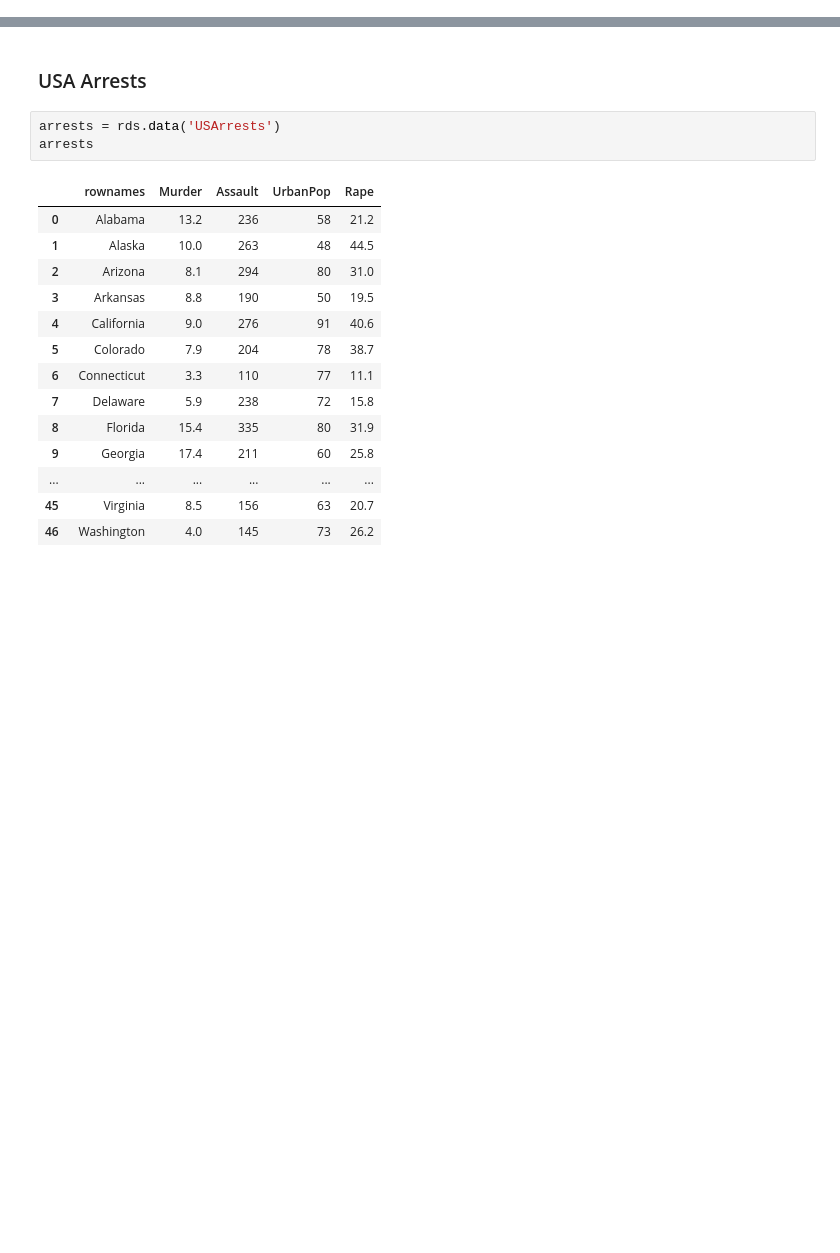
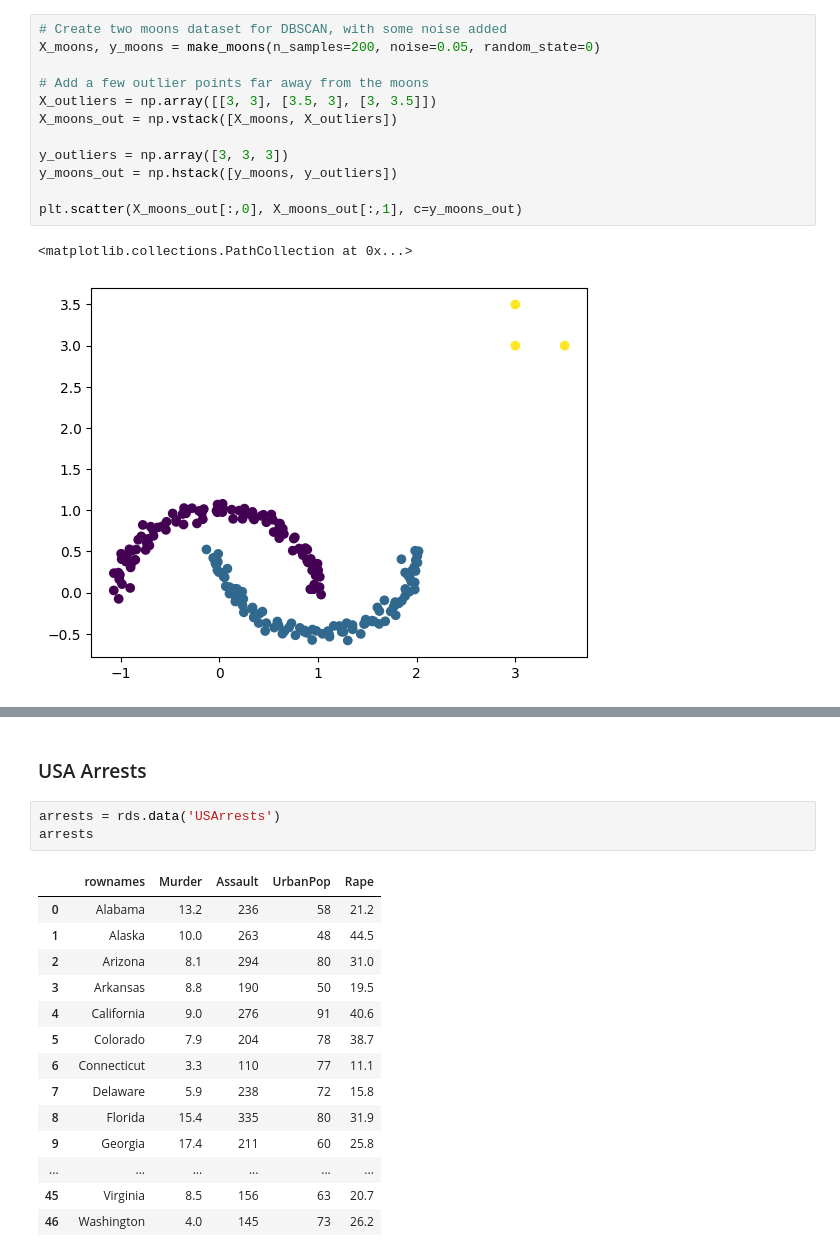
Before and after one commit to kaygun/MYZ309E, a Jupyter notebook: lectures/Lecture_05.ipynb, the cells around one changed output, grey strips where cells are left out. Cells and saved outputs as stored; diff of their text form; blank space fills up the shorter version.

```diff
--- a/lectures/Lecture_05.ipynb
+++ b/lectures/Lecture_05.ipynb
@@ -83,0 +191,15 @@ The most frequently used linkage methods and the parameters for commonly used me
+# %%
+# Create two moons dataset for DBSCAN, with some noise added
+X_moons, y_moons = make_moons(n_samples=200, noise=0.05, random_state=0)
+
+# Add a few outlier points far away from the moons
+X_outliers = np.array([[3, 3], [3.5, 3], [3, 3.5]])
+X_moons_out = np.vstack([X_moons, X_outliers])
+
+y_outliers = np.array([3, 3, 3])
+y_moons_out = np.hstack([y_moons, y_outliers])
+
+plt.scatter(X_moons_out[:,0], X_moons_out[:,1], c=y_moons_out)
+# %% [output]
+<matplotlib.collections.PathCollection at 0x...>
+[figure, added]
```
Also changed, not shown: parts of 63 cells of this notebook.
